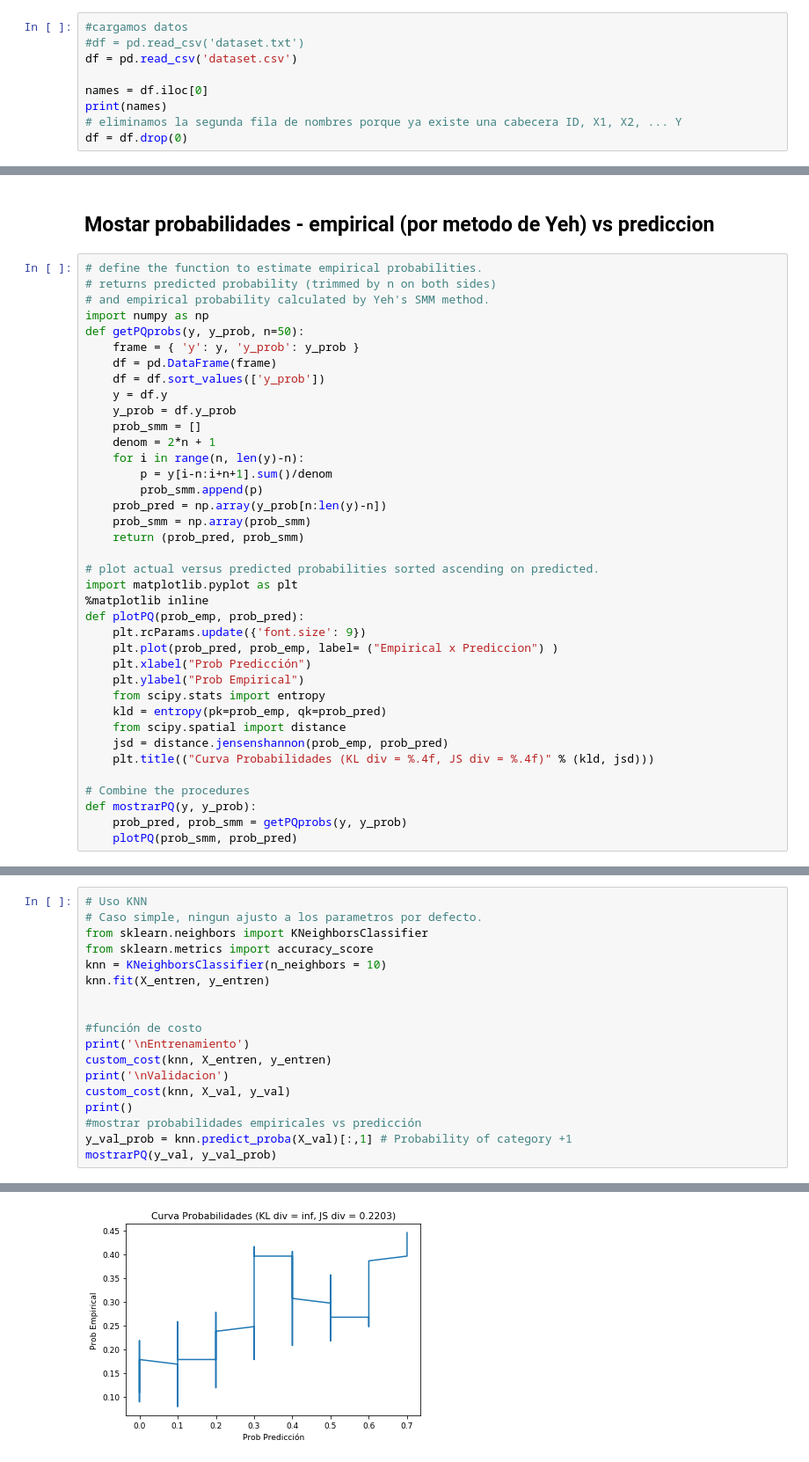
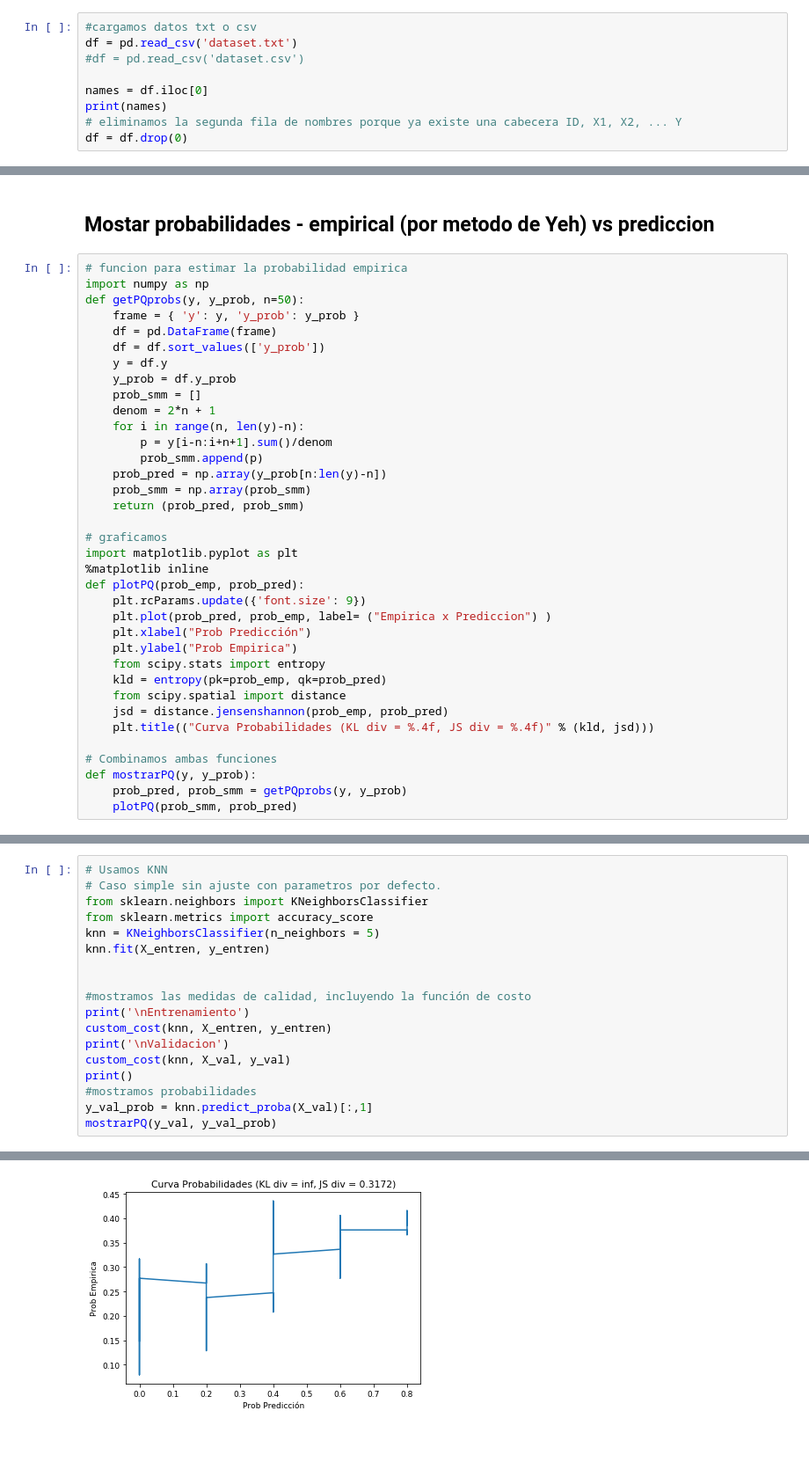
Before and after one commit to alainno/default-credit-card, a Jupyter notebook: eKNNDefault.ipynb, the cells around one changed output, grey strips where cells are left out. Shown: that part at 88% size. Cells and saved outputs as stored; diff of their text form.

```diff
--- a/eKNNDefault.ipynb
+++ b/eKNNDefault.ipynb
@@ -8,9 +8,9 @@ import seaborn as sns
 import numpy as np
 import pandas as pd
 # %%
-#cargamos datos
-#df = pd.read_csv('dataset.txt')
-df = pd.read_csv('dataset.csv')
+#cargamos datos txt o csv
+df = pd.read_csv('dataset.txt')
+#df = pd.read_csv('dataset.csv')
 
 names = df.iloc[0]
 print(names)
@@ -280,9 +274,7 @@ def _custom_cost(y, predicciones, printout=True):
 # %% [markdown]
 ## Mostar probabilidades - empirical (por metodo de Yeh) vs prediccion
 # %%
-# define the function to estimate empirical probabilities.
-# returns predicted probability (trimmed by n on both sides)
-# and empirical probability calculated by Yeh's SMM method.
+# funcion para estimar la probabilidad empirica
 import numpy as np
 def getPQprobs(y, y_prob, n=50):
     frame = { 'y': y, 'y_prob': y_prob }
@@ -299,21 +291,21 @@ def getPQprobs(y, y_prob, n=50):
     prob_smm = np.array(prob_smm)
     return (prob_pred, prob_smm)
 
-# plot actual versus predicted probabilities sorted ascending on predicted.
+# graficamos
 import matplotlib.pyplot as plt
 %matplotlib inline
 def plotPQ(prob_emp, prob_pred):
     plt.rcParams.update({'font.size': 9})
-    plt.plot(prob_pred, prob_emp, label= ("Empirical x Prediccion") )
+    plt.plot(prob_pred, prob_emp, label= ("Empirica x Prediccion") )
     plt.xlabel("Prob Predicción")
-    plt.ylabel("Prob Empirical")
+    plt.ylabel("Prob Empirica")
     from scipy.stats import entropy
     kld = entropy(pk=prob_emp, qk=prob_pred)
     from scipy.spatial import distance
     jsd = distance.jensenshannon(prob_emp, prob_pred)
     plt.title(("Curva Probabilidades (KL div = %.4f, JS div = %.4f)" % (kld, jsd)))
 
-# Combine the procedures
+# Combinamos ambas funciones
 def mostrarPQ(y, y_prob):
     prob_pred, prob_smm = getPQprobs(y, y_prob)
     plotPQ(prob_smm, prob_pred)
@@ -357,20 +349,20 @@ Name: Y, dtype: int64
 # %%
-# Uso KNN
-# Caso simple, ningun ajusto a los parametros por defecto.
+# Usamos KNN
+# Caso simple sin ajuste con parametros por defecto.
 from sklearn.neighbors import KNeighborsClassifier
 from sklearn.metrics import accuracy_score
-knn = KNeighborsClassifier(n_neighbors = 10)
+knn = KNeighborsClassifier(n_neighbors = 5)
 knn.fit(X_entren, y_entren)
 
 
-#función de costo
+#mostramos las medidas de calidad, incluyendo la función de costo
 print('\nEntrenamiento')
 custom_cost(knn, X_entren, y_entren)
 print('\nValidacion')
 custom_cost(knn, X_val, y_val)
 print()
-#mostrar probabilidades empiricales vs predicción
-y_val_prob = knn.predict_proba(X_val)[:,1] # Probability of category +1
+#mostramos probabilidades
+y_val_prob = knn.predict_proba(X_val)[:,1]
 mostrarPQ(y_val, y_val_prob)
 # %% [output]
 Entrenamiento
@@ -389,2 +381,2 @@ Costo por cliente: 0.984
-[figure, old version]
+[figure, new version]
 # %% [markdown]
```
Also changed, not shown: parts of 31 cells of this notebook.
